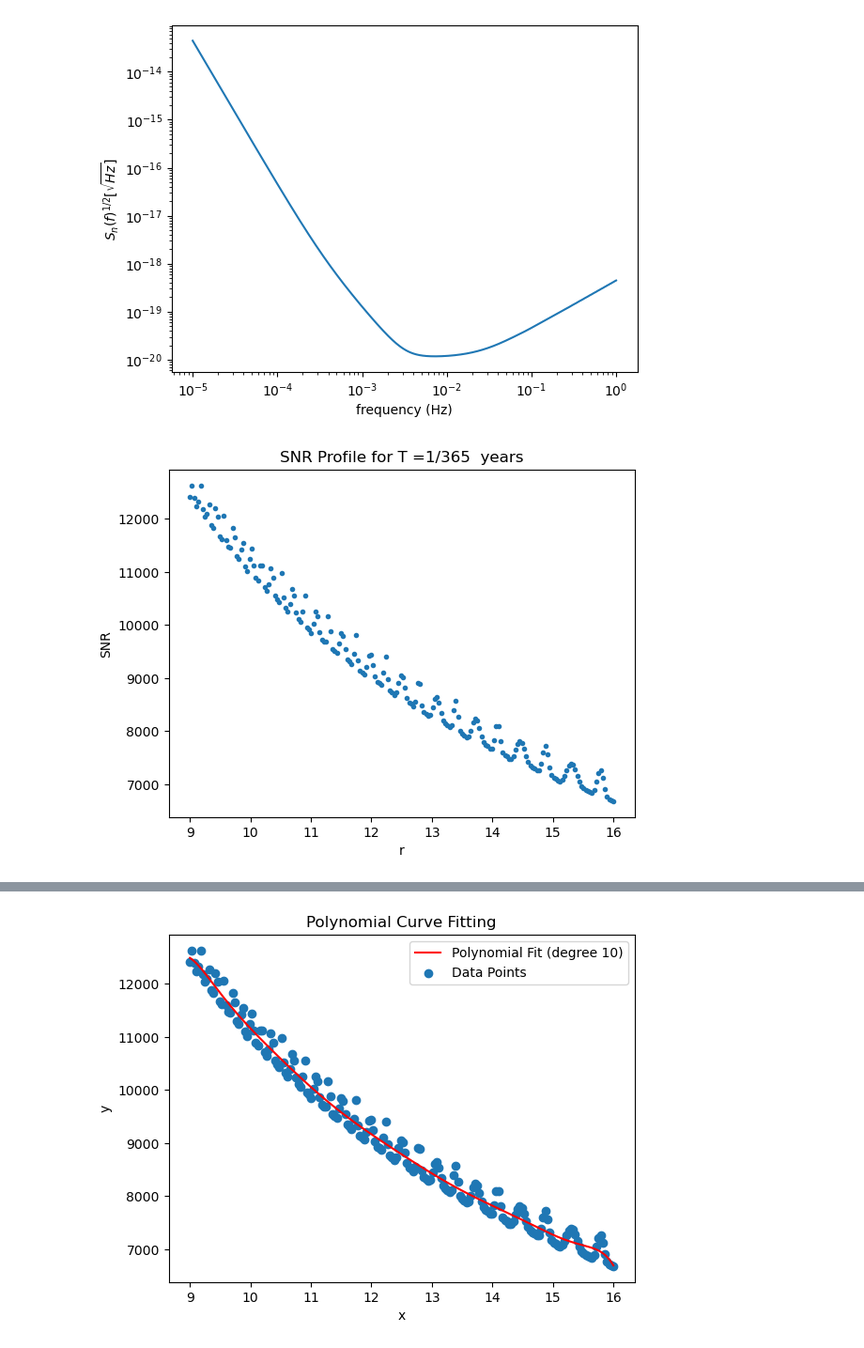
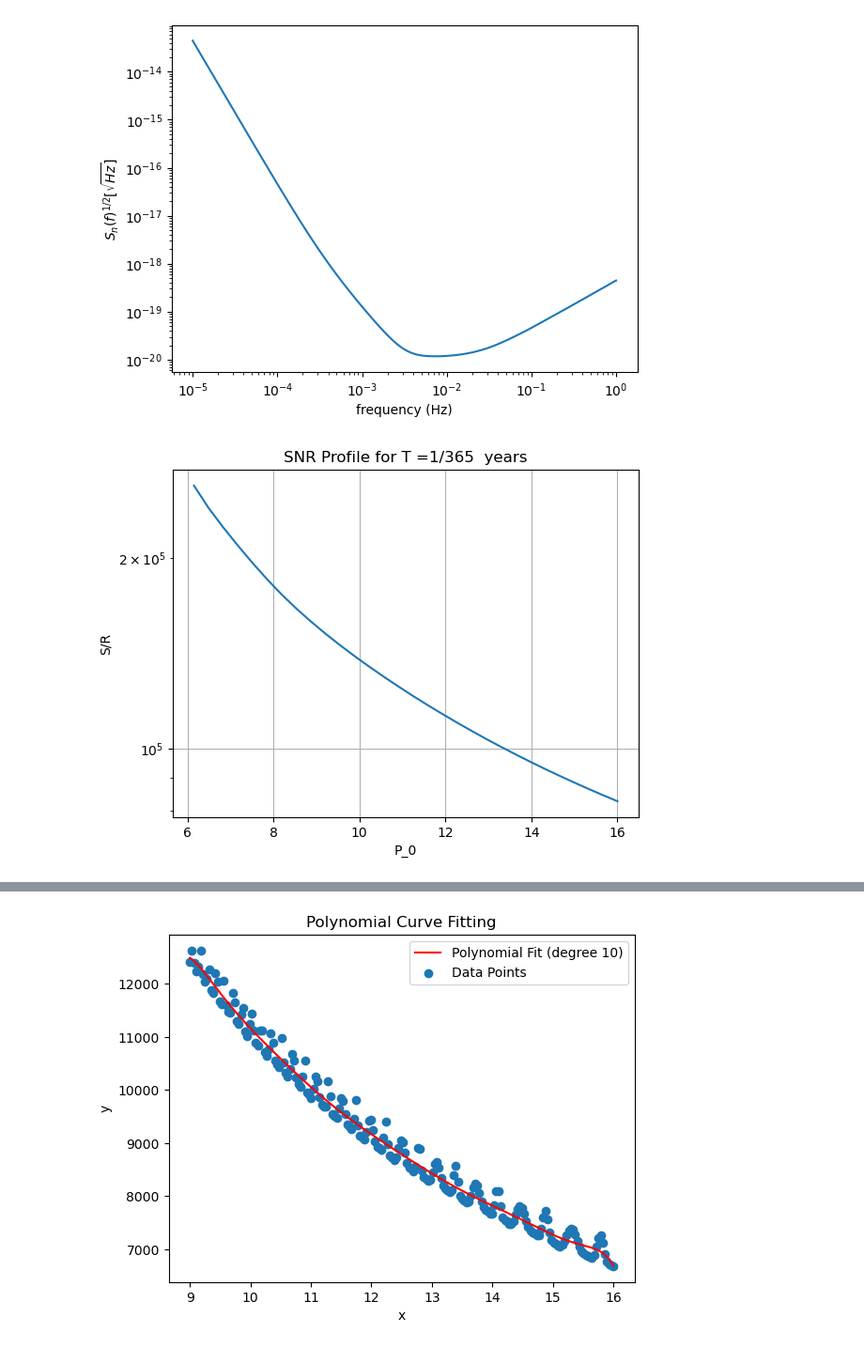
Before and after one commit to smmasruk/M1_Intership, a Jupyter notebook: NotebooksForReport/1stNBwithBHP.ipynb, the cells around one changed output, grey strips where cells are left out. Shown at 94% size. Saved outputs shown, nothing was run; the diff lists cells and outputs as text; code cells hidden in the pictures.

```diff
--- a/NotebooksForReport/1stNBwithBHP.ipynb
+++ b/NotebooksForReport/1stNBwithBHP.ipynb
@@ -379,40 +453,43 @@ plt.show()
 [figure]
 # %%
 # store snr in a list
+import cupy as cp
 snr = []
-r = np.linspace(9, 16, 200)
+r = np.linspace(6.15, 16, 30)
 
 #make a loop to on r values
 for r_val in range(len(r)):
-    signalto= calculate_signalMod(r[r_val], 1/365)
+    signalto= calculate_signalMod(r[r_val], 1)
     freq=np.logspace(-5, 0, len(signalto))
     psd= power_spectral_density_RCLfit(freq)
     templ=[]
     sumtemp=0
     for i in range(len(psd)):
         ratio = signalto[i]/psd[i]
         templ.append(ratio)
     # convert the list to a cupy array
     templ = cp.array(templ)
     # sum the array
 
     sumtemp = np.sum(templ.get())
 
     snr.append(np.sqrt(sumtemp))
 
 
 
 
 
 rplt=np.array(cp.array(r).get())
 snrplt=np.array(cp.array(snr).get())
 plt.figure()
-plt.plot( rplt  ,snrplt/mu, '.')
+plt.plot( rplt  ,snrplt)
 # plot a best fit line for the snr values
-
-plt.xlabel('r')
-plt.ylabel('SNR')
+plt.grid()
+# x axis = log
+plt.yscale('log')
+plt.xlabel('P_0')
+plt.ylabel('S/R')
 plt.title(f'SNR Profile for T =1/365  years')
 plt.show()
 # %% [output]
-[figure, old version]
+[figure, new version]
```
Also changed, not shown: parts of 19 cells of this notebook, 26 other files.
